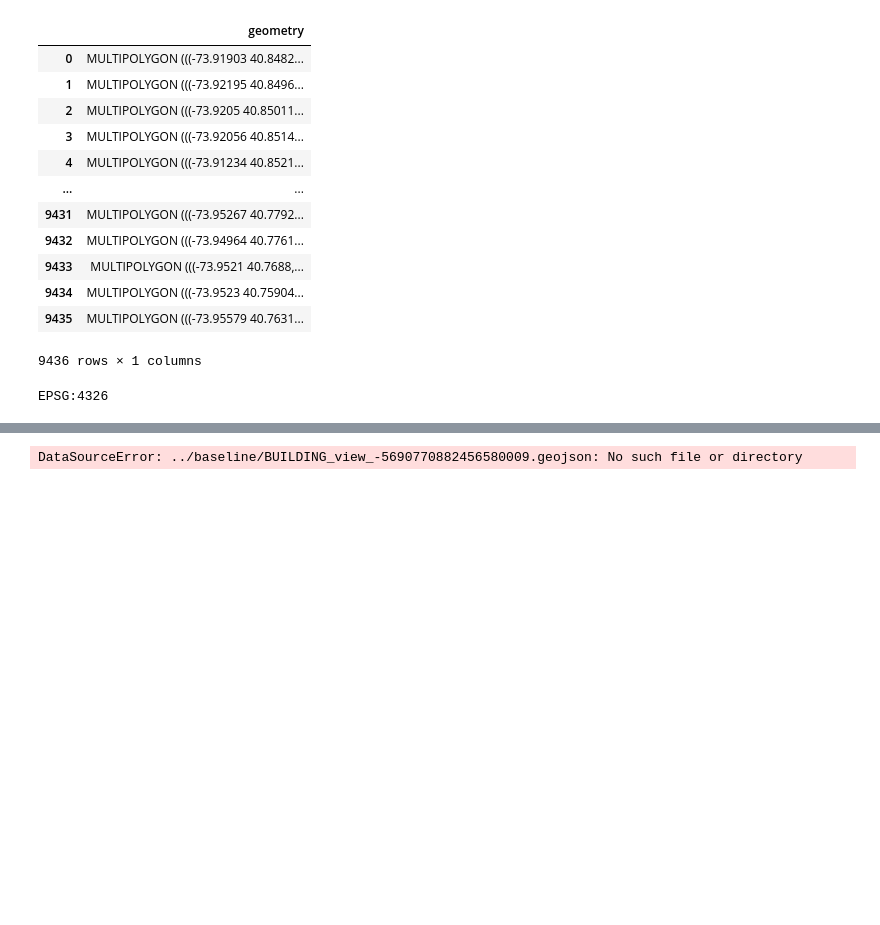
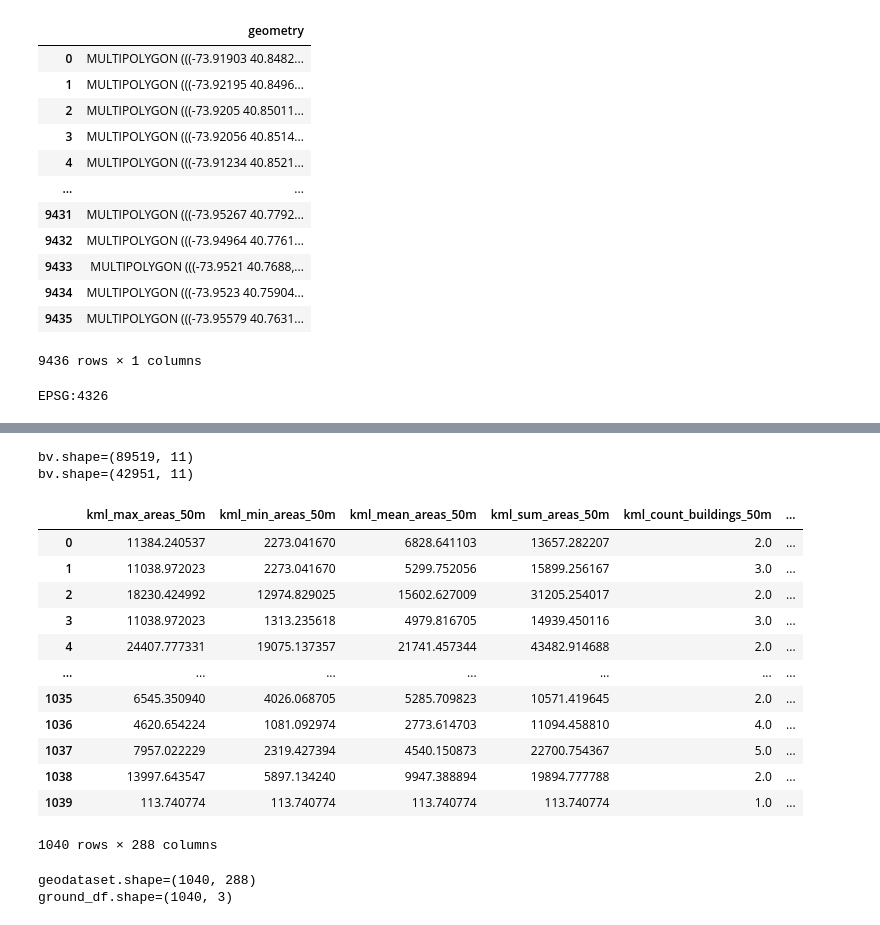
Before and after one commit to jeremy-jmc/ey2025-challenge, a Jupyter notebook: deliverable/kml.ipynb, the cells around one changed output, grey strips where cells are left out. Saved outputs shown, nothing was run; the diff lists cells and outputs as text; code cells hidden in the pictures; blank space fills up the shorter version.

```diff
--- a/deliverable/kml.ipynb
+++ b/deliverable/kml.ipynb
@@ -54,12 +54,14 @@ INFO: Pandarallel will use standard multiprocessing data transfer (pipe) to tran
 # Load KML File: Read building footprints and clean data
 # -----------------------------------------------------------------------------
 
-bld_footprint = gpd.read_file(kml_path, driver='libkml').replace('', np.nan)
-
+bld_footprint = (
+    gpd.read_file(kml_path, driver='libkml')
+    .replace('', np.nan)
+)
 print(bld_footprint.columns)
 
+# Drop columns with all NaN values
 bld_footprint = bld_footprint.dropna(axis=1, how='all')
-
 print(f"{bld_footprint.shape=}")
 display(bld_footprint)
 
@@ -102,31 +119,36 @@ bbox = bld_footprint.total_bounds
 # Load External NYC Buildings Data
 # -----------------------------------------------------------------------------
 
+# Source: https://nycmaps-nyc.hub.arcgis.com/datasets/nyc::building/about
 bv = gpd.read_file('../baseline/BUILDING_view_-5690770882456580009.geojson')
 
 bv = bv.to_crs(epsg=3395)
-
 bv['area'] = bv['geometry'].area
 bv = bv.to_crs(epsg=4326)
 
 bv = bv.cx[bbox[0]:bbox[2], bbox[1]:bbox[3]].reset_index(drop=True)
 
-bv_csv = pd.read_csv('../baseline/BUILDING_view_7607496916235021567.csv')[['DOITT ID', 'Area', 'Length']]
+bv_csv = (
+    pd.read_csv('../baseline/BUILDING_view_7607496916235021567.csv')
+    [['DOITT ID', 'Area', 'Length']]
+)
 
 bv = bv.join(bv_csv.set_index('DOITT ID'), on='DOITT_ID')
 
-bv = bv[['CONSTRUCTION_YEAR', 'FEATURE_CODE', 'GROUND_ELEVATION', 'HEIGHT_ROOF',
-         'LAST_EDITED_DATE', 'LAST_STATUS_TYPE', 'geometry', 'area', 'Area', 'Length']]
+# https://github.com/CityOfNewYork/nyc-geo-metadata/blob/main/Metadata/Metadata_BuildingFootprints.md
 
-bv = bv.loc[bv['CONSTRUCTION_YEAR'] < 2021].reset_index(drop=True)
+bv = bv[['CONSTRUCTION_YEAR', 'FEATURE_CODE', 'GROUND_ELEVATION', 'HEIGHT_ROOF', 'LAST_EDITED_DATE', 'LAST_STATUS_TYPE', 'geometry', 'area', 'Area', 'Length']]
+
+bv = bv.loc[bv['CONSTRUCTION_YEAR'] < 2021].reset_index(drop=True)     # ! Check consistency of results
 
 bv['height_per_squared_meter'] = bv['HEIGHT_ROOF'] / bv['area']
 
+print(f"{bv.shape=}")
 bv = bv[bv['geometry'].apply(lambda x: bld_footprint['geometry'].intersects(x).any())].reset_index(drop=True)
-
-bv.to_file('../data/other/bv.json', driver='GeoJSON')
+print(f"{bv.shape=}")
 # %% [output]
-DataSourceError: ../baseline/BUILDING_view_-5690770882456580009.geojson: No such file or directory
+bv.shape=(89519, 11)
+bv.shape=(42951, 11)
 # %%
 # -----------------------------------------------------------------------------
 # Load Training or Submission Data and Generate Buffers
@@ -137,15 +159,16 @@ if MODE == 'train':
 elif MODE == 'submission':
     ground_df = pd.read_csv("../baseline/Submission_template.csv")
 else:
-    raise ValueError("MODE debe ser 'train' o 'submission'")
+    raise ValueError("MODE should be either 'train' or 'submission")
 
 ground_df.columns = ground_df.columns.str.lower()
 
 dataset = ground_df[['longitude', 'latitude']]
 dataset['geometry'] = gpd.points_from_xy(dataset['longitude'], dataset['latitude'])
-geodataset = gpd.GeoDataFrame(dataset, crs='EPSG:4326')
 
-radius_list = json.loads(open('../pipeline/data/radius_list.json', 'r').read())['radius_list']
+geodataset = gpd.GeoDataFrame(dataset, crs='EPSG:4326')     # , random_state=42     .sample(200, ignore_index=True)
+
+radius_list = json.loads(open('./data/radius_list.json', 'r').read())['radius_list']
 # %%
 # -----------------------------------------------------------------------------
 # Spatial Analysis: Compute Intersections with Buffers
@@ -168,0 +250,24 @@ for radius_meter in tqdm(radius_list, total=len(radius_list), desc='Radius Areas
+# %%
+geodataset = geodataset.to_crs(epsg=4326).drop(columns=['longitude', 'latitude', 'geometry'])
+
+display(geodataset)
+print(f"{geodataset.shape=}")
+print(f"{ground_df.shape=}")
+
+geodataset.to_parquet(f'../pipeline/data/processed/{MODE}/building_footprint.parquet')
+# %% [output]
+|  | kml_max_areas_50m | kml_min_areas_50m | kml_mean_areas_50m | kml_sum_areas_50m | kml_count_buildings_50m | ... |
+| 0 | 11384.240537 | 2273.041670 | 6828.641103 | 13657.282207 | 2.0 | ... |
+| 1 | 11038.972023 | 2273.041670 | 5299.752056 | 15899.256167 | 3.0 | ... |
+| 2 | 18230.424992 | 12974.829025 | 15602.627009 | 31205.254017 | 2.0 | ... |
+| 3 | 11038.972023 | 1313.235618 | 4979.816705 | 14939.450116 | 3.0 | ... |
+| 4 | 24407.777331 | 19075.137357 | 21741.457344 | 43482.914688 | 2.0 | ... |
+| ... | ... | ... | ... | ... | ... | ... |
+| 1035 | 6545.350940 | 4026.068705 | 5285.709823 | 10571.419645 | 2.0 | ... |
+| 1036 | 4620.654224 | 1081.092974 | 2773.614703 | 11094.458810 | 4.0 | ... |
+| 1037 | 7957.022229 | 2319.427394 | 4540.150873 | 22700.754367 | 5.0 | ... |
+| 1038 | 13997.643547 | 5897.134240 | 9947.388894 | 19894.777788 | 2.0 | ... |
+| 1039 | 113.740774 | 113.740774 | 113.740774 | 113.740774 | 1.0 | ... |
+1040 rows × 288 columns
+geodataset.shape=(1040, 288)
+ground_df.shape=(1040, 3)
```
Also changed, not shown: parts of 4 cells of this notebook, 9 other files.
